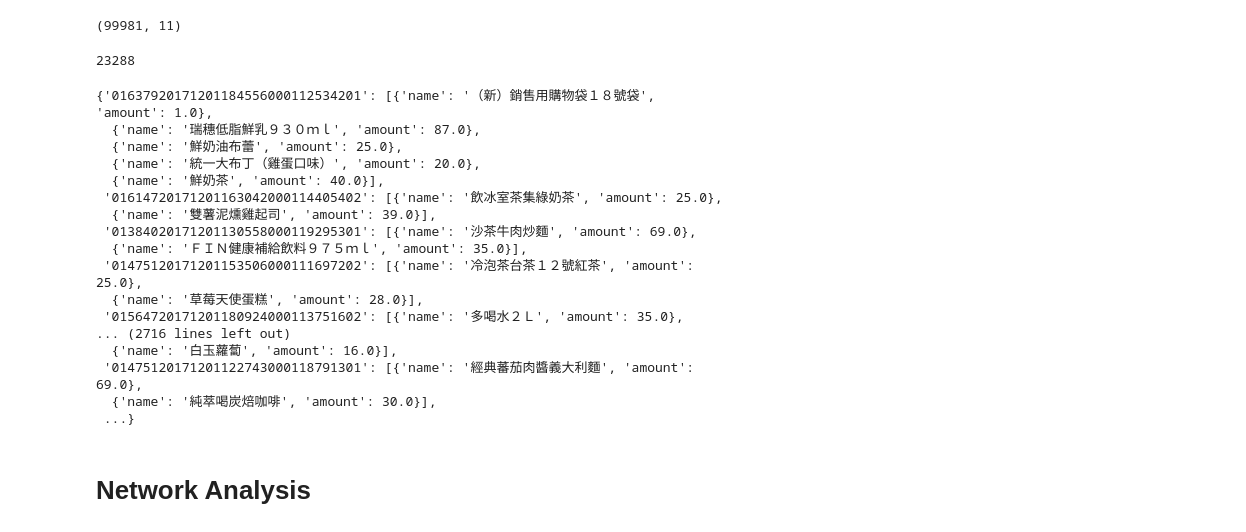
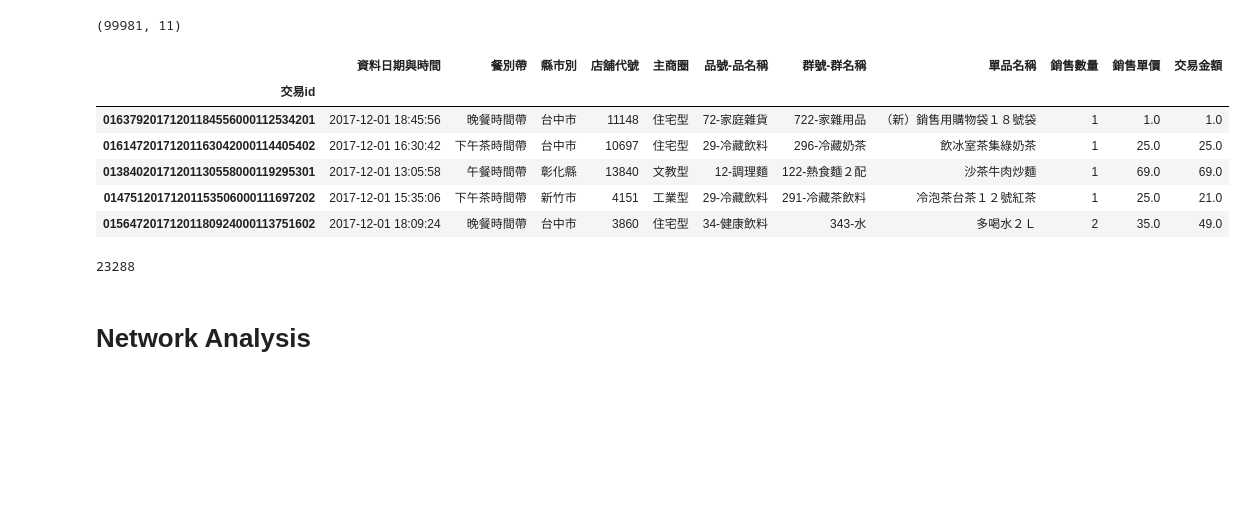
Before and after one commit to sophie0317/product-network-poc, a Jupyter notebook: Association Rules.ipynb, the cells around one changed output. Saved outputs shown, nothing was run; the diff lists cells and outputs as text; code cells hidden in the pictures; blank space fills up the shorter version.

```diff
--- a/Association Rules.ipynb
+++ b/Association Rules.ipynb
@@ -61,6 +61,16 @@ def get_copurchase_df(df):
     return df.drop(list(size_df.index), axis=0)
 # %%
 data = get_copurchase_df(file)
+# %%
+data.head()
+# %% [output]
+|  | 資料日期與時間 | 餐別帶 | 縣市別 | 店舖代號 | 主商圈 | 品號-品名稱 | 群號-群名稱 | 單品名稱 | 銷售數量 | 銷售單價 | 交易金額 |
+| 交易id |  |  |  |  |  |  |  |  |  |  |  |
+| 01637920171201184556000112534201 | 2017-12-01 18:45:56 | 晚餐時間帶 | 台中市 | 11148 | 住宅型 | 72-家庭雜貨 | 722-家雜用品 | （新）銷售用購物袋１８號袋 | 1 | 1.0 | 1.0 |
+| 01614720171201163042000114405402 | 2017-12-01 16:30:42 | 下午茶時間帶 | 台中市 | 10697 | 住宅型 | 29-冷藏飲料 | 296-冷藏奶茶 | 飲冰室茶集綠奶茶 | 1 | 25.0 | 25.0 |
+| 01384020171201130558000119295301 | 2017-12-01 13:05:58 | 午餐時間帶 | 彰化縣 | 13840 | 文教型 | 12-調理麵 | 122-熱食麵２配 | 沙茶牛肉炒麵 | 1 | 69.0 | 69.0 |
+| 01475120171201153506000111697202 | 2017-12-01 15:35:06 | 下午茶時間帶 | 新竹市 | 4151 | 工業型 | 29-冷藏飲料 | 291-冷藏茶飲料 | 冷泡茶台茶１２號紅茶 | 1 | 25.0 | 21.0 |
+| 01564720171201180924000113751602 | 2017-12-01 18:09:24 | 晚餐時間帶 | 台中市 | 3860 | 住宅型 | 34-健康飲料 | 343-水 | 多喝水２Ｌ | 2 | 35.0 | 49.0 |
 # %%
 def aggregate(df):
     dic = {}
@@ -79,26 +89,6 @@ purchase_list = aggregate(data)
 len(purchase_list)
 # %% [output]
 23288
-# %%
-purchase_list
-# %% [output]
-{'01637920171201184556000112534201': [{'name': '（新）銷售用購物袋１８號袋', 'amount': 1.0},
-  {'name': '瑞穗低脂鮮乳９３０ｍｌ', 'amount': 87.0},
-  {'name': '鮮奶油布蕾', 'amount': 25.0},
-  {'name': '統一大布丁（雞蛋口味）', 'amount': 20.0},
-  {'name': '鮮奶茶', 'amount': 40.0}],
- '01614720171201163042000114405402': [{'name': '飲冰室茶集綠奶茶', 'amount': 25.0},
-  {'name': '雙薯泥燻雞起司', 'amount': 39.0}],
- '01384020171201130558000119295301': [{'name': '沙茶牛肉炒麵', 'amount': 69.0},
-  {'name': 'ＦＩＮ健康補給飲料９７５ｍｌ', 'amount': 35.0}],
- '01475120171201153506000111697202': [{'name': '冷泡茶台茶１２號紅茶', 'amount': 25.0},
-  {'name': '草莓天使蛋糕', 'amount': 28.0}],
- '01564720171201180924000113751602': [{'name': '多喝水２Ｌ', 'amount': 35.0},
-... (2716 lines left out)
-  {'name': '白玉蘿蔔', 'amount': 16.0}],
- '01475120171201122743000118791301': [{'name': '經典蕃茄肉醬義大利麵', 'amount': 69.0},
-  {'name': '純萃喝炭焙咖啡', 'amount': 30.0}],
- ...}
 # %% [markdown]
 # Network Analysis
 # %%
```
Also changed, not shown: parts of 19 cells of this notebook.
